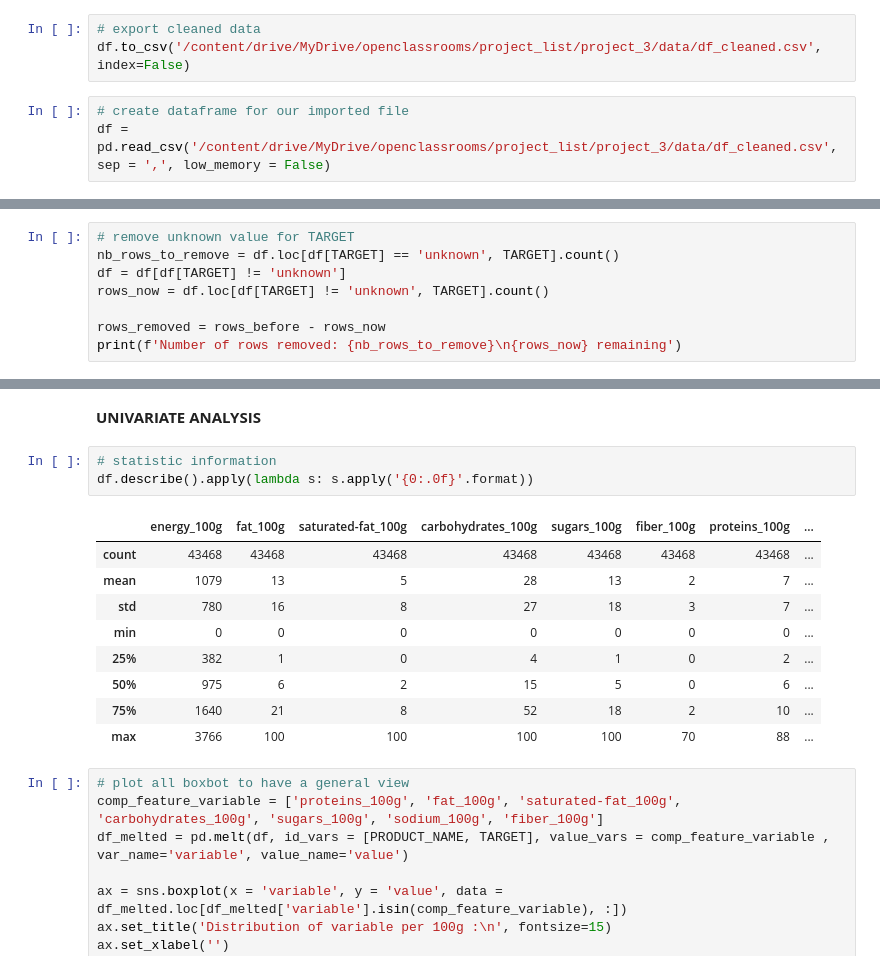
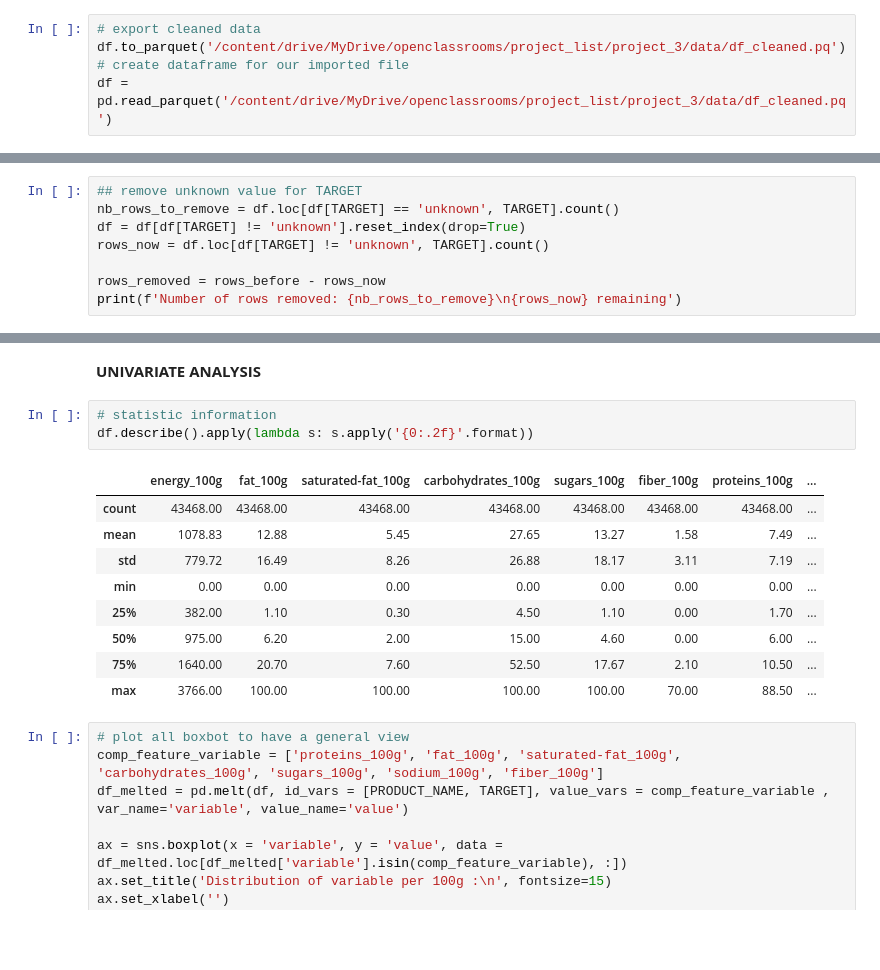
Before and after one commit to helenatong/oc_p3_cleaning_dataset_and_analysis, a Jupyter notebook: project3_cleaning.ipynb, the cells around one changed output, grey strips where cells are left out. Cells and saved outputs as stored; diff of their text form; blank space fills up the shorter version.

```diff
--- a/project3_cleaning.ipynb
+++ b/project3_cleaning.ipynb
@@ -550,6 +689,5 @@ Small differences are visible for the energy variable, where a peak can be obser
 # %%
 # export cleaned data
-df.to_csv('/content/drive/MyDrive/openclassrooms/project_list/project_3/data/df_cleaned.csv', index=False)
+df.to_parquet('/content/drive/MyDrive/openclassrooms/project_list/project_3/data/df_cleaned.pq')
+# create dataframe for our imported file
+df = pd.read_parquet('/content/drive/MyDrive/openclassrooms/project_list/project_3/data/df_cleaned.pq')
-# %%
-# create dataframe for our imported file
-df = pd.read_csv('/content/drive/MyDrive/openclassrooms/project_list/project_3/data/df_cleaned.csv', sep = ',', low_memory = False)
@@ -569,7 +723,7 @@ Number of rows removed: 0
 # %%
-# remove unknown value for TARGET
+## remove unknown value for TARGET
 nb_rows_to_remove = df.loc[df[TARGET] == 'unknown', TARGET].count()
-df = df[df[TARGET] != 'unknown']
+df = df[df[TARGET] != 'unknown'].reset_index(drop=True)
 rows_now = df.loc[df[TARGET] != 'unknown', TARGET].count()
 
 rows_removed = rows_before - rows_now
@@ -731,17 +755,17 @@ However, this result is encouraging and represents a good score. Furthermore, it
 **UNIVARIATE ANALYSIS**
 # %%
 # statistic information
-df.describe().apply(lambda s: s.apply('{0:.0f}'.format))
+df.describe().apply(lambda s: s.apply('{0:.2f}'.format))
 # %% [output]
 |  | energy_100g | fat_100g | saturated-fat_100g | carbohydrates_100g | sugars_100g | fiber_100g | proteins_100g | ... |
-| count | 43468 | 43468 | 43468 | 43468 | 43468 | 43468 | 43468 | ... |
-| mean | 1079 | 13 | 5 | 28 | 13 | 2 | 7 | ... |
-| std | 780 | 16 | 8 | 27 | 18 | 3 | 7 | ... |
-| min | 0 | 0 | 0 | 0 | 0 | 0 | 0 | ... |
-| 25% | 382 | 1 | 0 | 4 | 1 | 0 | 2 | ... |
-| 50% | 975 | 6 | 2 | 15 | 5 | 0 | 6 | ... |
-| 75% | 1640 | 21 | 8 | 52 | 18 | 2 | 10 | ... |
-| max | 3766 | 100 | 100 | 100 | 100 | 70 | 88 | ... |
+| count | 43468.00 | 43468.00 | 43468.00 | 43468.00 | 43468.00 | 43468.00 | 43468.00 | ... |
+| mean | 1078.83 | 12.88 | 5.45 | 27.65 | 13.27 | 1.58 | 7.49 | ... |
+| std | 779.72 | 16.49 | 8.26 | 26.88 | 18.17 | 3.11 | 7.19 | ... |
+| min | 0.00 | 0.00 | 0.00 | 0.00 | 0.00 | 0.00 | 0.00 | ... |
+| 25% | 382.00 | 1.10 | 0.30 | 4.50 | 1.10 | 0.00 | 1.70 | ... |
+| 50% | 975.00 | 6.20 | 2.00 | 15.00 | 4.60 | 0.00 | 6.00 | ... |
+| 75% | 1640.00 | 20.70 | 7.60 | 52.50 | 17.67 | 2.10 | 10.50 | ... |
+| max | 3766.00 | 100.00 | 100.00 | 100.00 | 100.00 | 70.00 | 88.50 | ... |
 # %%
 # plot all boxbot to have a general view
 comp_feature_variable = ['proteins_100g', 'fat_100g', 'saturated-fat_100g', 'carbohydrates_100g', 'sugars_100g', 'sodium_100g', 'fiber_100g']
```
Also changed, not shown: parts of 69 cells of this notebook.
